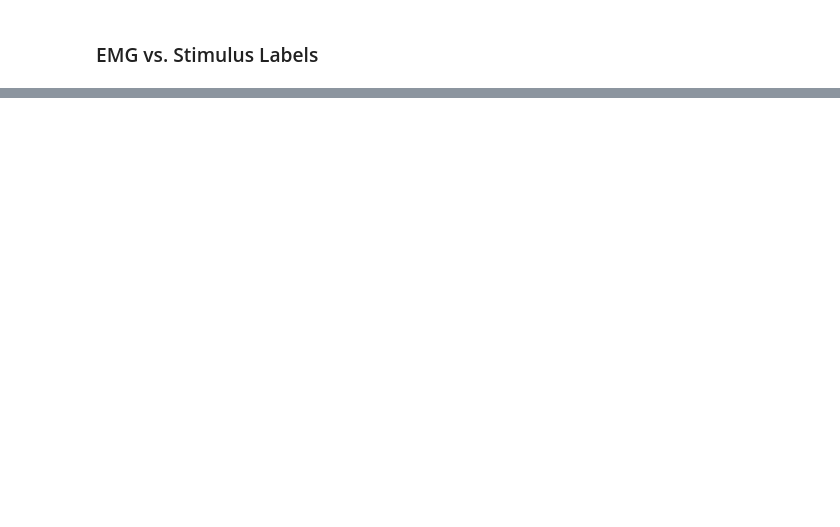
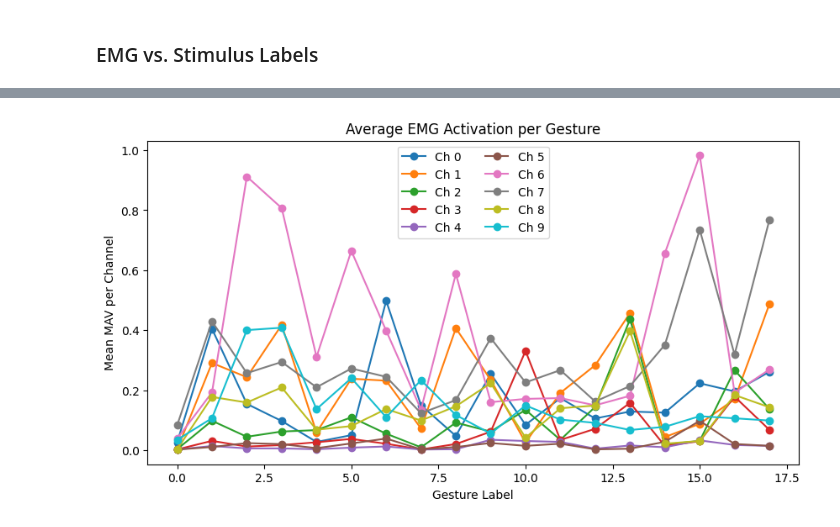
Before and after one commit to tnunn-2/EMG_Motion, a Jupyter notebook: notebooks/visualizations.ipynb, the cells around one changed output, grey strips where cells are left out. Cells and saved outputs as stored; diff of their text form; code cells hidden in the pictures; blank space fills up the shorter version.

```diff
--- a/notebooks/visualizations.ipynb
+++ b/notebooks/visualizations.ipynb
@@ -15,0 +66,19 @@ ModuleNotFoundError: No module named 'matplotlib'
+# %%
+unique_labels = np.unique(y)
+mean_mav_per_label = []
+
+for lbl in unique_labels:
+    mean_mav_per_label.append(X[y == lbl].mean(axis=0))
+
+mean_mav_per_label = np.array(mean_mav_per_label)
+
+plt.figure(figsize=(10, 5))
+for ch in range(X.shape[1]):
+    plt.plot(unique_labels, mean_mav_per_label[:, ch], marker='o', label=f'Ch {ch}')
+plt.xlabel("Gesture Label")
+plt.ylabel("Mean MAV per Channel")
+plt.title("Average EMG Activation per Gesture")
+plt.legend(ncol=2)
+plt.show()
+# %% [output]
+[figure, added]
```
Also changed, not shown: parts of 5 cells of this notebook.
